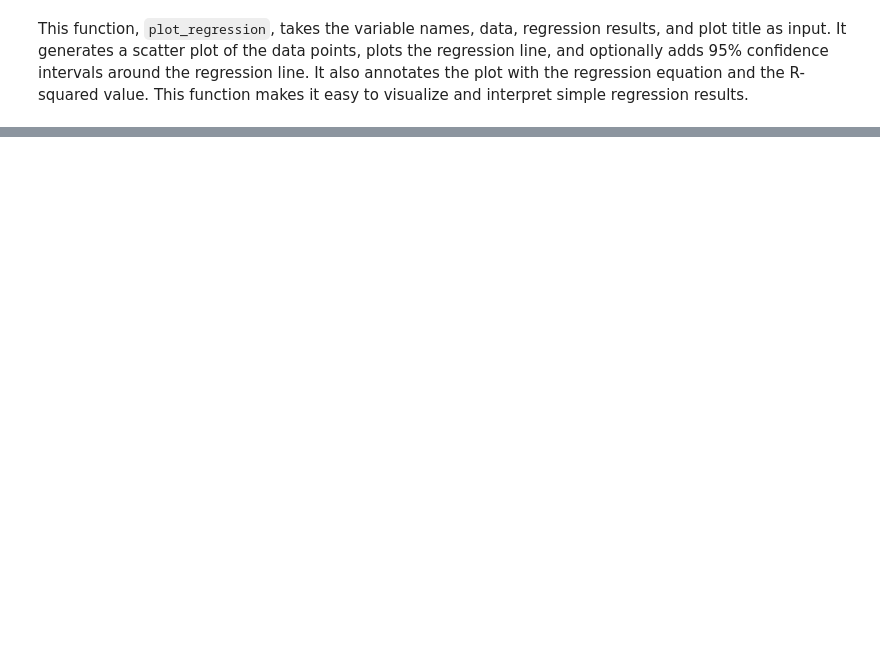
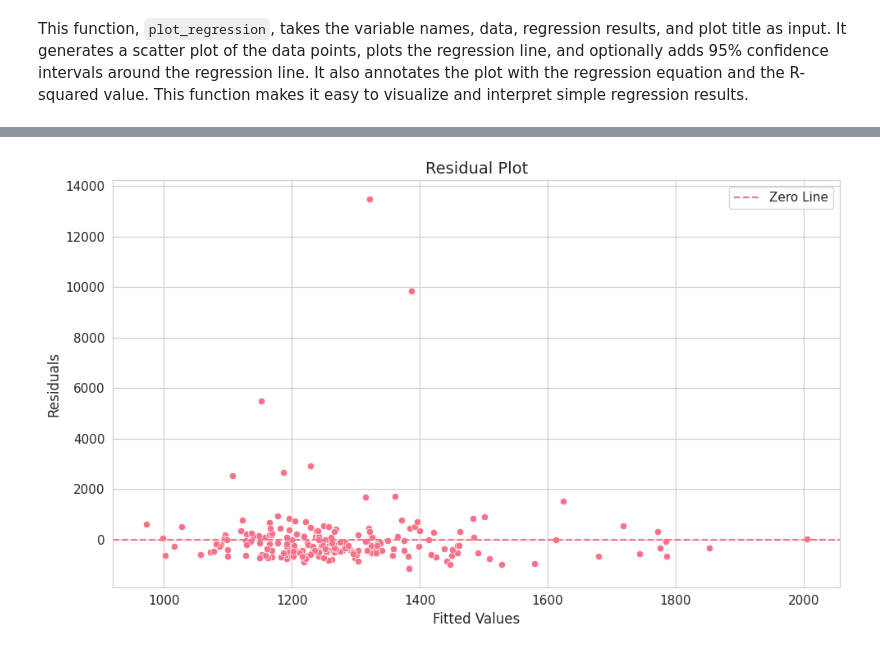
Before and after one commit to jhu-aap-econ/merino, a Jupyter notebook: notebooks/Ch2. The Simple Regression Model.ipynb, the cells around one changed output, grey strips where cells are left out. Drawn from its saved outputs; the diff is of its cells as text; code cells hidden in the pictures; blank space fills up the shorter version.

```diff
--- a/notebooks/Ch2. The Simple Regression Model.ipynb
+++ b/notebooks/Ch2. The Simple Regression Model.ipynb
@@ -14,10 +37,13 @@ import pandas as pd
 import seaborn as sns
 import statsmodels.formula.api as smf
 import wooldridge as wool
+from IPython.display import display
 from scipy import stats
 
-# Set plotting style - Feel free to uncomment and customize these for your preferred look
-# plt.style.use("seaborn")  # Consider 'ggplot', 'seaborn-v0_8-whitegrid', etc.
-# sns.set_palette("deep")  # Explore 'viridis', 'magma', 'plasma', etc.
-# plt.rcParams["figure.figsize"] = [10, 6]  # Adjust figure size as needed
-# plt.rcParams["axes.grid"] = True  # Toggle gridlines on plots
+# Set plotting style for enhanced visualizations
+sns.set_style("whitegrid")  # Clean seaborn style with grid
+sns.set_palette("husl")  # Attractive color palette
+plt.rcParams["figure.figsize"] = [10, 6]  # Default figure size
+plt.rcParams["font.size"] = 11  # Slightly larger font size
+plt.rcParams["axes.titlesize"] = 14  # Larger title font
+plt.rcParams["axes.labelsize"] = 12  # Larger axis label font
@@ -1393,0 +409,19 @@ This concludes our exploration of the Simple Regression Model. We have covered t
+# %%
+# Create residual plot with seaborn defaults
+fig, ax = plt.subplots(figsize=(10, 6))
+
+# Simple, clean scatter plot
+sns.scatterplot(x=salary_hat, y=u_hat, ax=ax)
+
+# Add reference line
+ax.axhline(y=0, linestyle="--", label="Zero Line")
+
+# Clean titles and labels
+ax.set_title("Residual Plot")
+ax.set_xlabel("Fitted Values")
+ax.set_ylabel("Residuals")
+ax.legend()
+
+plt.tight_layout()
+# %% [output]
+[figure, added]
```
Also changed, not shown: parts of 78 cells of this notebook, 27 other files.
